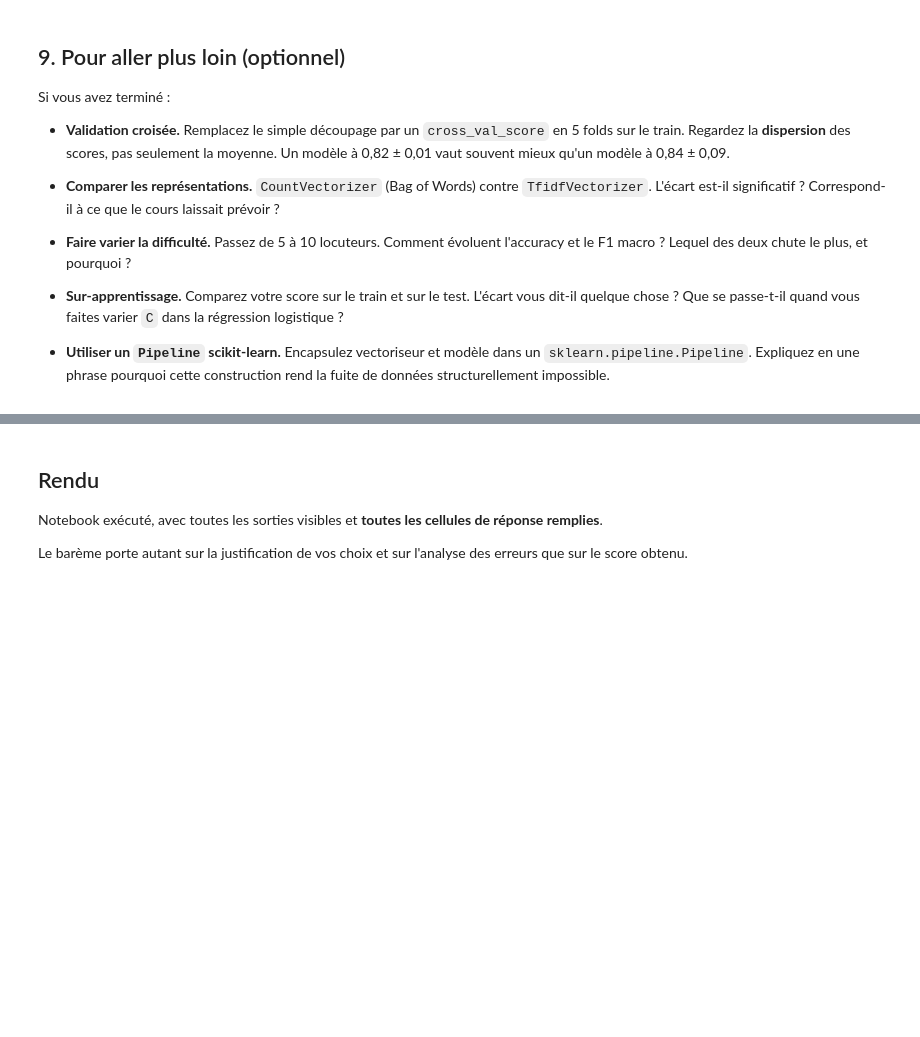
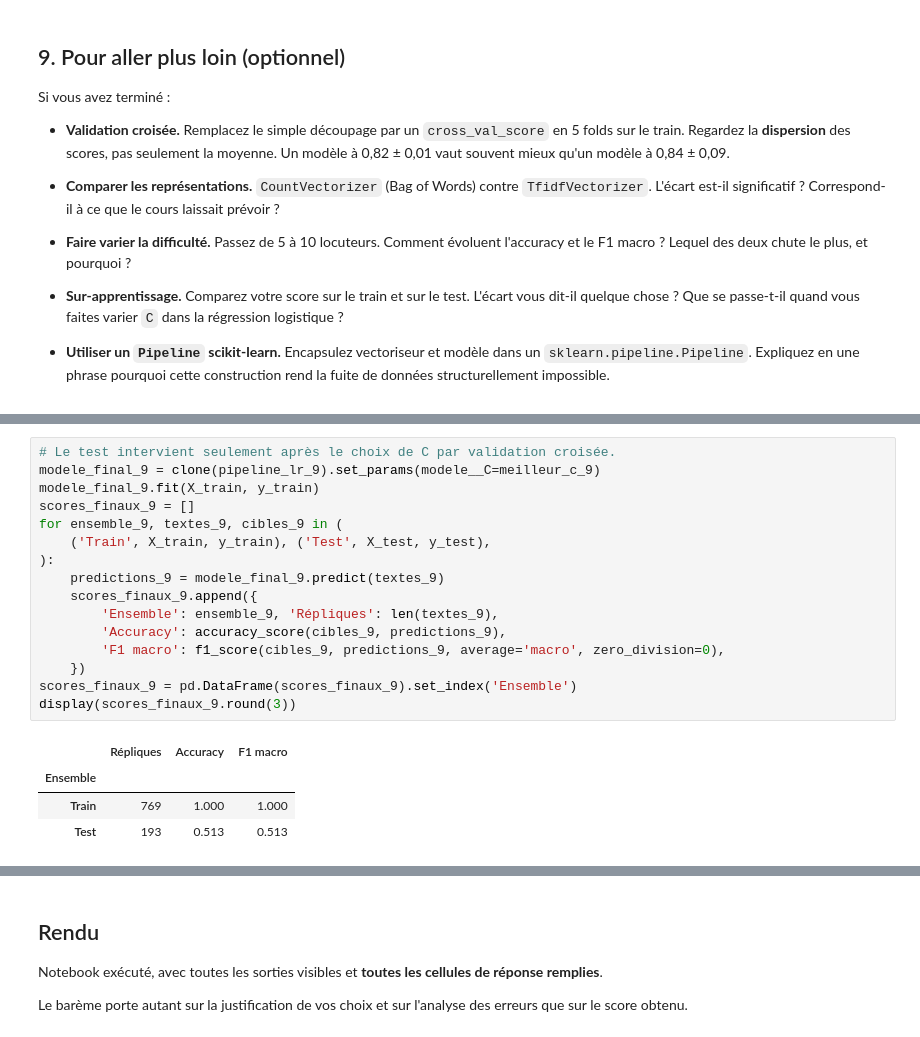
Before and after one commit to mcrayssac/ING3_IAA_GB_NLP, a Jupyter notebook: TP1_NLP_pipeline.ipynb, the cells around one changed output, grey strips where cells are left out. Cells and saved outputs as stored; diff of their text form; blank space fills up the shorter version.

```diff
--- a/TP1_NLP_pipeline.ipynb
+++ b/TP1_NLP_pipeline.ipynb
@@ -727,0 +823,21 @@ Si vous avez terminé :
+# %%
+# Le test intervient seulement après le choix de C par validation croisée.
+modele_final_9 = clone(pipeline_lr_9).set_params(modele__C=meilleur_c_9)
+modele_final_9.fit(X_train, y_train)
+scores_finaux_9 = []
+for ensemble_9, textes_9, cibles_9 in (
+    ('Train', X_train, y_train), ('Test', X_test, y_test),
+):
+    predictions_9 = modele_final_9.predict(textes_9)
+    scores_finaux_9.append({
+        'Ensemble': ensemble_9, 'Répliques': len(textes_9),
+        'Accuracy': accuracy_score(cibles_9, predictions_9),
+        'F1 macro': f1_score(cibles_9, predictions_9, average='macro', zero_division=0),
+    })
+scores_finaux_9 = pd.DataFrame(scores_finaux_9).set_index('Ensemble')
+display(scores_finaux_9.round(3))
+# %% [output]
+|  | Répliques | Accuracy | F1 macro |
+| Ensemble |  |  |  |
+| Train | 769 | 1.000 | 1.000 |
+| Test | 193 | 0.513 | 0.513 |
```
Also changed, not shown: parts of 10 cells of this notebook.
